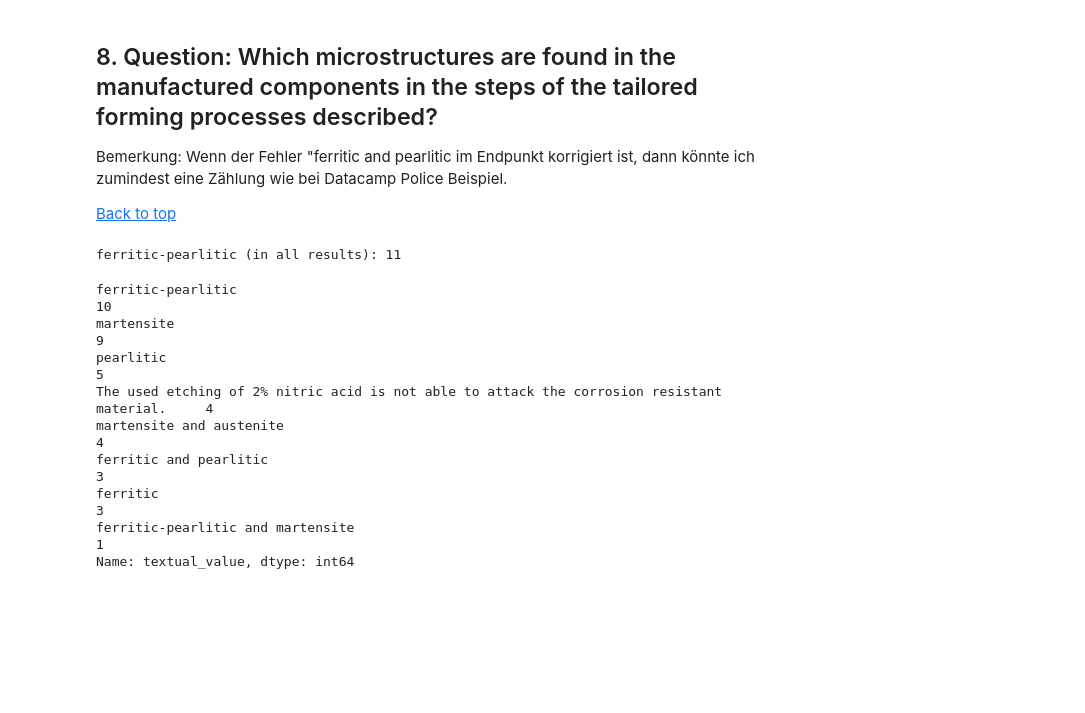
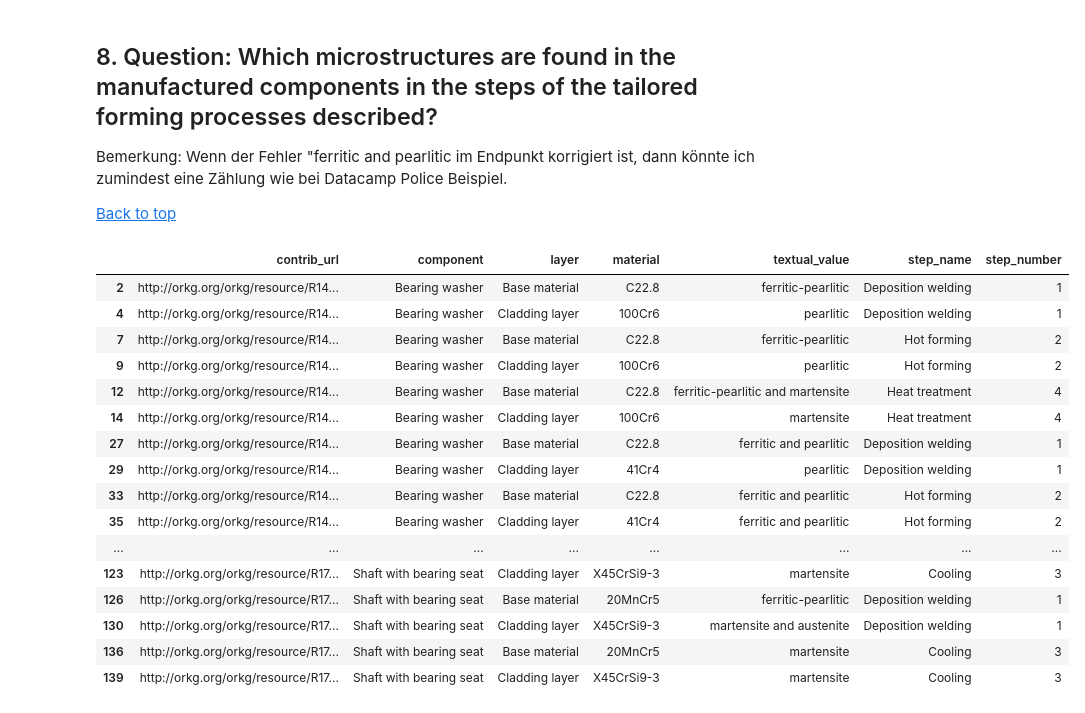
Before and after one commit to okarras/Jupyter-Notebooks, a Jupyter notebook: TailoredFormingAnalysis/tf_orkg.ipynb, the cells around one changed output. Saved outputs shown, nothing was run; the diff lists cells and outputs as text; code cells hidden in the pictures; blank space fills up the shorter version.

```diff
--- a/TailoredFormingAnalysis/tf_orkg.ipynb
+++ b/TailoredFormingAnalysis/tf_orkg.ipynb
@@ -292,16 +292,23 @@ Bemerkung: Wenn der Fehler "ferritic and pearlitic im Endpunkt korrigiert ist, d
 [Back to top](#analysis-of-tailored-forming-processes-for-manufacturing-components)
 # %%
 microstructure_data = tf_data[tf_data.quality == 'Microstructure'][['contrib_url', 'component', 'layer', 'material', 'textual_value', 'step_name', 'step_number']]
-print('ferritic-pearlitic (in all results): ' + str(microstructure_data.textual_value.str.contains('ferritic-pearlitic', na=False).sum()))
-microstructure_data['textual_value'].value_counts()
+#print('ferritic-pearlitic (in all results): ' + str(microstructure_data.textual_value.str.contains('ferritic-pearlitic', na=False).sum()))
+microstructure_data#['textual_value'].value_counts()
 # %% [output]
-ferritic-pearlitic (in all results): 11
-ferritic-pearlitic                                                                            10
-martensite                                                                                     9
-pearlitic                                                                                      5
-The used etching of 2% nitric acid is not able to attack the corrosion resistant material.     4
-martensite and austenite                                                                       4
-ferritic and pearlitic                                                                         3
-ferritic                                                                                       3
-ferritic-pearlitic and martensite                                                              1
-Name: textual_value, dtype: int64
+|  | contrib_url | component | layer | material | textual_value | step_name | step_number |
+| 2 | http://orkg.org/orkg/resource/R14... | Bearing washer | Base material | C22.8 | ferritic-pearlitic | Deposition welding | 1 |
+| 4 | http://orkg.org/orkg/resource/R14... | Bearing washer | Cladding layer | 100Cr6 | pearlitic | Deposition welding | 1 |
+| 7 | http://orkg.org/orkg/resource/R14... | Bearing washer | Base material | C22.8 | ferritic-pearlitic | Hot forming | 2 |
+| 9 | http://orkg.org/orkg/resource/R14... | Bearing washer | Cladding layer | 100Cr6 | pearlitic | Hot forming | 2 |
+| 12 | http://orkg.org/orkg/resource/R14... | Bearing washer | Base material | C22.8 | ferritic-pearlitic and martensite | Heat treatment | 4 |
+| 14 | http://orkg.org/orkg/resource/R14... | Bearing washer | Cladding layer | 100Cr6 | martensite | Heat treatment | 4 |
+| 27 | http://orkg.org/orkg/resource/R14... | Bearing washer | Base material | C22.8 | ferritic and pearlitic | Deposition welding | 1 |
+| 29 | http://orkg.org/orkg/resource/R14... | Bearing washer | Cladding layer | 41Cr4 | pearlitic | Deposition welding | 1 |
+| 33 | http://orkg.org/orkg/resource/R14... | Bearing washer | Base material | C22.8 | ferritic and pearlitic | Hot forming | 2 |
+| 35 | http://orkg.org/orkg/resource/R14... | Bearing washer | Cladding layer | 41Cr4 | ferritic and pearlitic | Hot forming | 2 |
+| ... | ... | ... | ... | ... | ... | ... | ... |
+| 123 | http://orkg.org/orkg/resource/R17... | Shaft with bearing seat | Cladding layer | X45CrSi9-3 | martensite | Cooling | 3 |
+| 126 | http://orkg.org/orkg/resource/R17... | Shaft with bearing seat | Base material | 20MnCr5 | ferritic-pearlitic | Deposition welding | 1 |
+| 130 | http://orkg.org/orkg/resource/R17... | Shaft with bearing seat | Cladding layer | X45CrSi9-3 | martensite and austenite | Deposition welding | 1 |
+| 136 | http://orkg.org/orkg/resource/R17... | Shaft with bearing seat | Base material | 20MnCr5 | martensite | Cooling | 3 |
+| 139 | http://orkg.org/orkg/resource/R17... | Shaft with bearing seat | Cladding layer | X45CrSi9-3 | martensite | Cooling | 3 |
```
Also changed, not shown: 1 other file.
